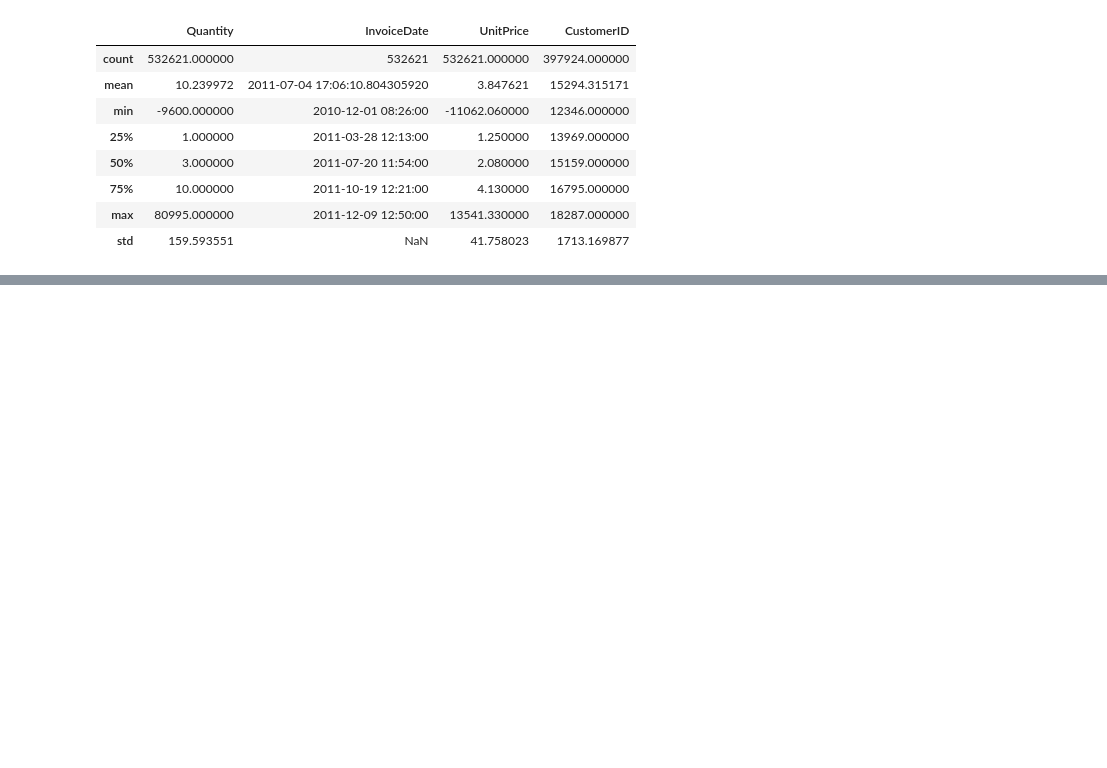
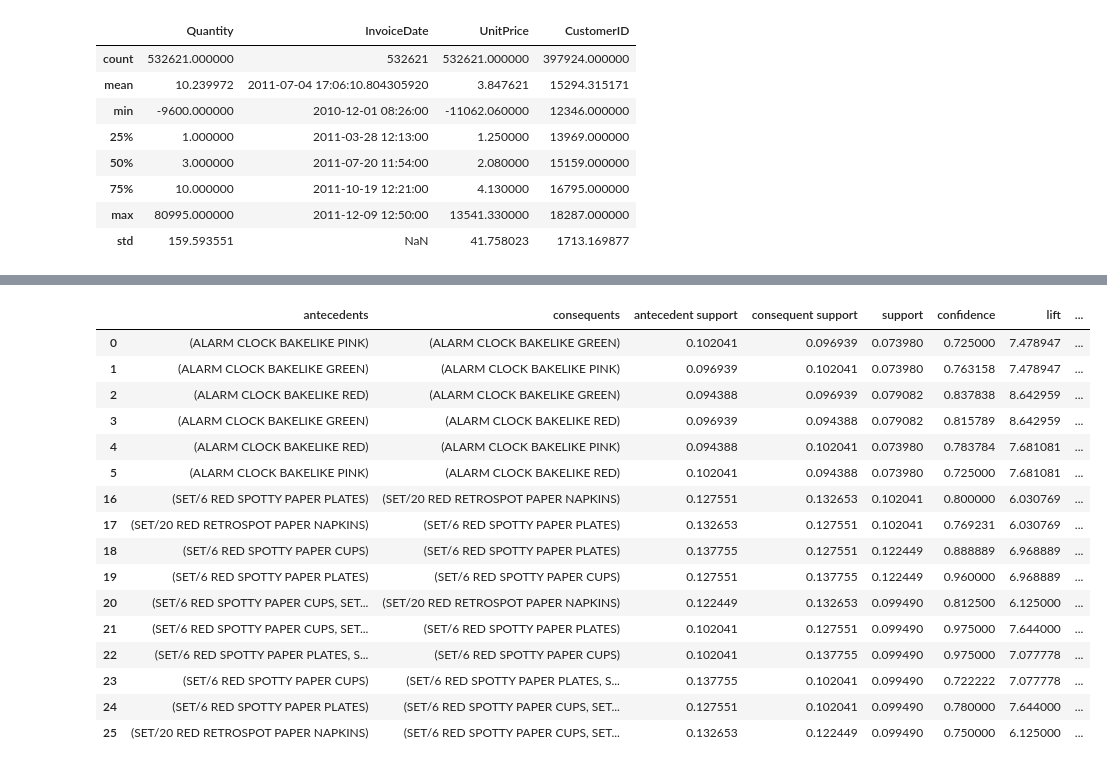
Before and after one commit to MCoelho222/Colab-AI-PucMinas, a Jupyter notebook: market_basket.ipynb, the cells around one changed output, grey strips where cells are left out. Saved outputs shown, nothing was run; the diff lists cells and outputs as text; code cells hidden in the pictures; blank space fills up the shorter version.

```diff
--- a/market_basket.ipynb
+++ b/market_basket.ipynb
@@ -52,0 +150,20 @@ df.describe()
+# %%
+rules[(rules['lift'] >= 6) & (rules['confidence']) >= 0.8]
+# %% [output]
+|  | antecedents | consequents | antecedent support | consequent support | support | confidence | lift | ... |
+| 0 | (ALARM CLOCK BAKELIKE PINK) | (ALARM CLOCK BAKELIKE GREEN) | 0.102041 | 0.096939 | 0.073980 | 0.725000 | 7.478947 | ... |
+| 1 | (ALARM CLOCK BAKELIKE GREEN) | (ALARM CLOCK BAKELIKE PINK) | 0.096939 | 0.102041 | 0.073980 | 0.763158 | 7.478947 | ... |
+| 2 | (ALARM CLOCK BAKELIKE RED) | (ALARM CLOCK BAKELIKE GREEN) | 0.094388 | 0.096939 | 0.079082 | 0.837838 | 8.642959 | ... |
+| 3 | (ALARM CLOCK BAKELIKE GREEN) | (ALARM CLOCK BAKELIKE RED) | 0.096939 | 0.094388 | 0.079082 | 0.815789 | 8.642959 | ... |
+| 4 | (ALARM CLOCK BAKELIKE RED) | (ALARM CLOCK BAKELIKE PINK) | 0.094388 | 0.102041 | 0.073980 | 0.783784 | 7.681081 | ... |
+| 5 | (ALARM CLOCK BAKELIKE PINK) | (ALARM CLOCK BAKELIKE RED) | 0.102041 | 0.094388 | 0.073980 | 0.725000 | 7.681081 | ... |
+| 16 | (SET/6 RED SPOTTY PAPER PLATES) | (SET/20 RED RETROSPOT PAPER NAPKINS) | 0.127551 | 0.132653 | 0.102041 | 0.800000 | 6.030769 | ... |
+| 17 | (SET/20 RED RETROSPOT PAPER NAPKINS) | (SET/6 RED SPOTTY PAPER PLATES) | 0.132653 | 0.127551 | 0.102041 | 0.769231 | 6.030769 | ... |
+| 18 | (SET/6 RED SPOTTY PAPER CUPS) | (SET/6 RED SPOTTY PAPER PLATES) | 0.137755 | 0.127551 | 0.122449 | 0.888889 | 6.968889 | ... |
+| 19 | (SET/6 RED SPOTTY PAPER PLATES) | (SET/6 RED SPOTTY PAPER CUPS) | 0.127551 | 0.137755 | 0.122449 | 0.960000 | 6.968889 | ... |
+| 20 | (SET/6 RED SPOTTY PAPER CUPS, SET... | (SET/20 RED RETROSPOT PAPER NAPKINS) | 0.122449 | 0.132653 | 0.099490 | 0.812500 | 6.125000 | ... |
+| 21 | (SET/6 RED SPOTTY PAPER CUPS, SET... | (SET/6 RED SPOTTY PAPER PLATES) | 0.102041 | 0.127551 | 0.099490 | 0.975000 | 7.644000 | ... |
+| 22 | (SET/6 RED SPOTTY PAPER PLATES, S... | (SET/6 RED SPOTTY PAPER CUPS) | 0.102041 | 0.137755 | 0.099490 | 0.975000 | 7.077778 | ... |
+| 23 | (SET/6 RED SPOTTY PAPER CUPS) | (SET/6 RED SPOTTY PAPER PLATES, S... | 0.137755 | 0.102041 | 0.099490 | 0.722222 | 7.077778 | ... |
+| 24 | (SET/6 RED SPOTTY PAPER PLATES) | (SET/6 RED SPOTTY PAPER CUPS, SET... | 0.127551 | 0.102041 | 0.099490 | 0.780000 | 7.644000 | ... |
+| 25 | (SET/20 RED RETROSPOT PAPER NAPKINS) | (SET/6 RED SPOTTY PAPER CUPS, SET... | 0.132653 | 0.122449 | 0.099490 | 0.750000 | 6.125000 | ... |
```
Also changed, not shown: parts of 8 cells of this notebook, 2 other files.
